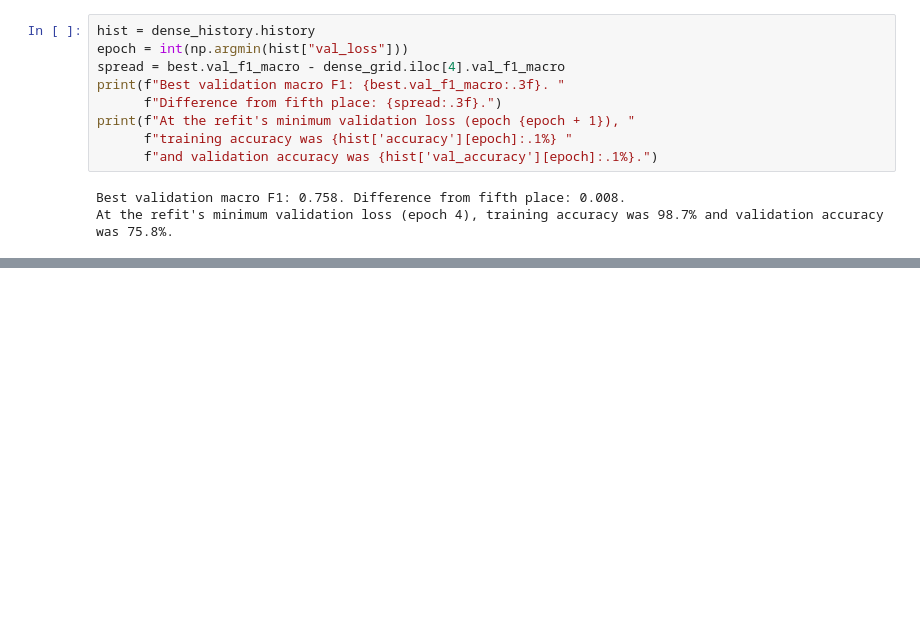
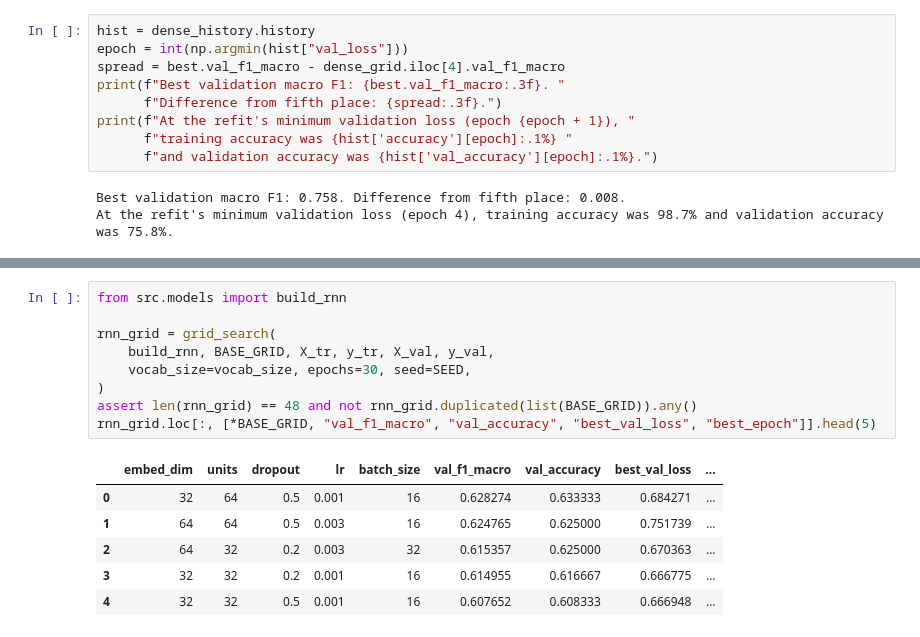
Before and after one commit to JacoboRodriguez1/Suavitel, a Jupyter notebook: notebooks/03_dense_rnn_lstm.ipynb, the cells around one changed output, grey strips where cells are left out. Saved outputs shown, nothing was run; the diff lists cells and outputs as text; blank space fills up the shorter version.

```diff
--- a/notebooks/03_dense_rnn_lstm.ipynb
+++ b/notebooks/03_dense_rnn_lstm.ipynb
@@ -86,0 +90,16 @@ At the refit's minimum validation loss (epoch 4), training accuracy was 98.7% an
+# %%
+from src.models import build_rnn
+
+rnn_grid = grid_search(
+    build_rnn, BASE_GRID, X_tr, y_tr, X_val, y_val,
+    vocab_size=vocab_size, epochs=30, seed=SEED,
+)
+assert len(rnn_grid) == 48 and not rnn_grid.duplicated(list(BASE_GRID)).any()
+rnn_grid.loc[:, [*BASE_GRID, "val_f1_macro", "val_accuracy", "best_val_loss", "best_epoch"]].head(5)
+# %% [output]
+|  | embed_dim | units | dropout | lr | batch_size | val_f1_macro | val_accuracy | best_val_loss | ... |
+| 0 | 32 | 64 | 0.5 | 0.001 | 16 | 0.628274 | 0.633333 | 0.684271 | ... |
+| 1 | 64 | 64 | 0.5 | 0.003 | 16 | 0.624765 | 0.625000 | 0.751739 | ... |
+| 2 | 64 | 32 | 0.2 | 0.003 | 32 | 0.615357 | 0.625000 | 0.670363 | ... |
+| 3 | 32 | 32 | 0.2 | 0.001 | 16 | 0.614955 | 0.616667 | 0.666775 | ... |
+| 4 | 32 | 32 | 0.5 | 0.001 | 16 | 0.607652 | 0.608333 | 0.666948 | ... |
```
Also changed, not shown: parts of 5 cells of this notebook, 6 other files.
